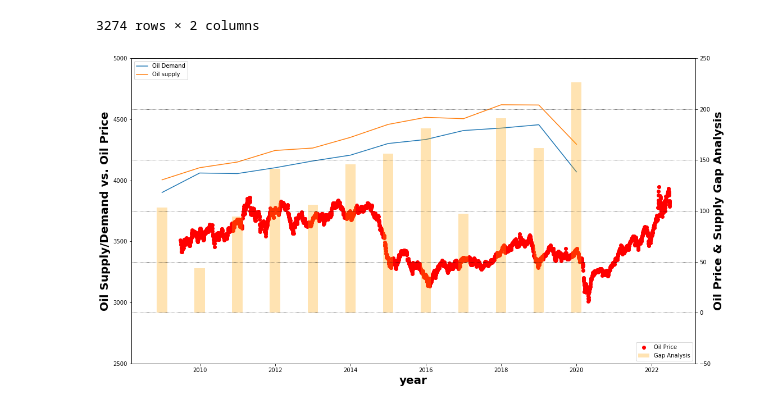
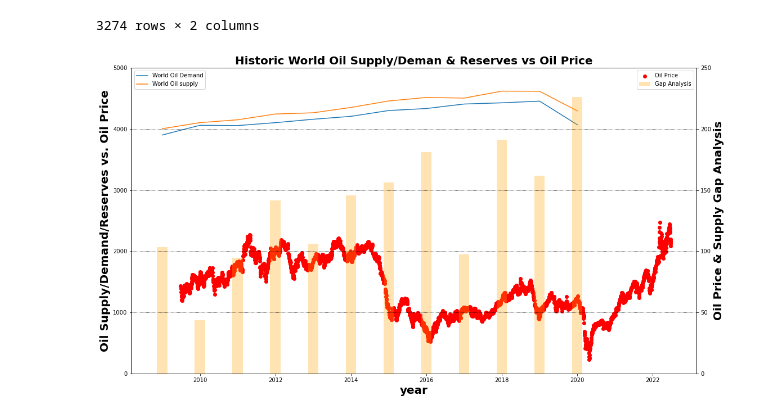
Before and after one commit to jlloydgsu10/Team-Project-3, a Jupyter notebook: code/oil_sup_demand.ipynb, the cells around one changed output. Saved outputs shown, nothing was run; the diff lists cells and outputs as text; code cells hidden in the pictures.

```diff
--- a/code/oil_sup_demand.ipynb
+++ b/code/oil_sup_demand.ipynb
@@ -50,29 +71,33 @@ oil_price_df
 # %%
 # ax1.gca().xaxis.set_major_formatter(mdates.DateFormatter('%m-%d-%Y'))
 # ax1.gca().xaxis.set_major_locator(mdates.DayLocator())
 
 # ax1.gca().xaxis.set_major_locator(mdates.DayLocator(interval=200))
 # ax1.gcf().autofmt_xdate()
 fig, ax1 = plt.subplots()
-ax1.plot(use_sdem_df['year'], use_sdem_df['oil_demand'], label = 'Oil Demand')
-ax1.plot(use_sdem_df['year'], use_sdem_df['oil_supply'], label = 'Oil supply')
-ax1.set_ylabel("Oil Supply/Demand vs. Oil Price", fontweight='bold', fontsize = '20')
+ax1.set_title("Historic World Oil Supply/Deman & Reserves vs Oil Price", fontweight='bold', fontsize = '20')
+ax1.plot(use_sdem_df['year'], use_sdem_df['oil_demand'], label = 'World Oil Demand')
+ax1.plot(use_sdem_df['year'], use_sdem_df['oil_supply'], label = 'World Oil supply')
+ax1.set_ylabel("Oil Supply/Demand/Reserves vs. Oil Price", fontweight='bold', fontsize = '20')
+# ax1.bar(oilres_df['year'], oilres_df['billion_bbls_res'],color='blue', alpha = 0.9, width = 100, label = 'World Oil Reserves')
+# ax1.plot(oilres_df['year'], oilres_df['billion_bbls_res'],color='blue', label = 'World Oil Reserves')
 ax1.legend(loc =2)
-ax1.set_ylim(2500, 5000)
+ax1.set_ylim(0, 5000)
 
 ax2 = ax1.twinx()
 ax2.bar(use_sdem_df['year'], use_sdem_df['gap_analysis'],color='orange', alpha = 0.3, width = 100, label = 'Gap Analysis')
 ax2.scatter(oil_price_df['Date'], oil_price_df['oil_price'],marker='o',color='red', label = 'Oil Price')
+
 ax2.set_ylabel("Oil Price & Supply Gap Analysis", fontweight='bold', fontsize = '20')
-ax2.set_ylim(-50, 250)
+ax2.set_ylim(0, 250)
 
 plt.xticks(rotation = 45)
 ax1.set_xlabel('year', fontweight='bold', fontsize = '20')
 
 # plt.figure(figsize=(15, 8))
 rcParams['figure.figsize']= 18,10
-plt.legend(loc=4)
+plt.legend(loc=1)
 ax2.grid(True, color = 'k', linestyle= ":")
 # plt.ylim(-35, 135)
 # %% [output]
-[figure, old version]
+[figure, new version]
```
Also changed, not shown: parts of 2 cells of this notebook, 25 other files.
